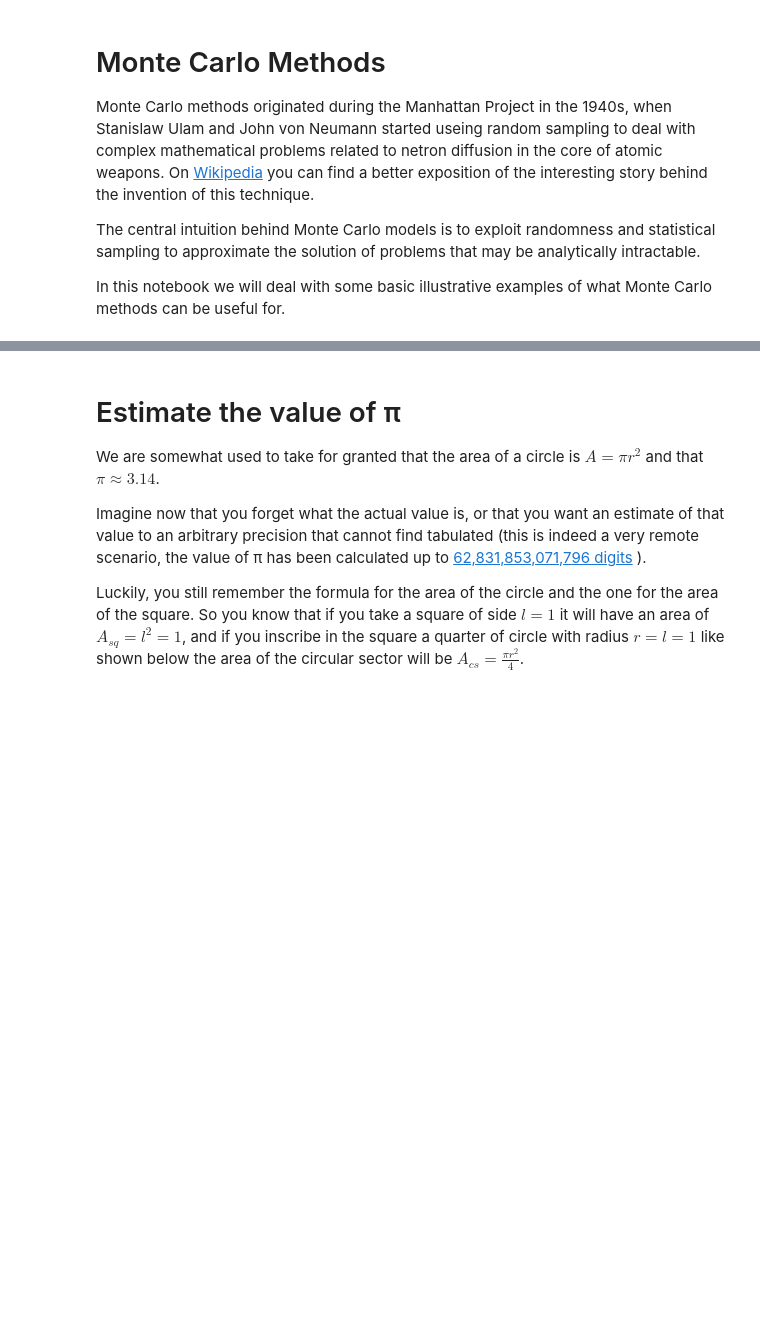
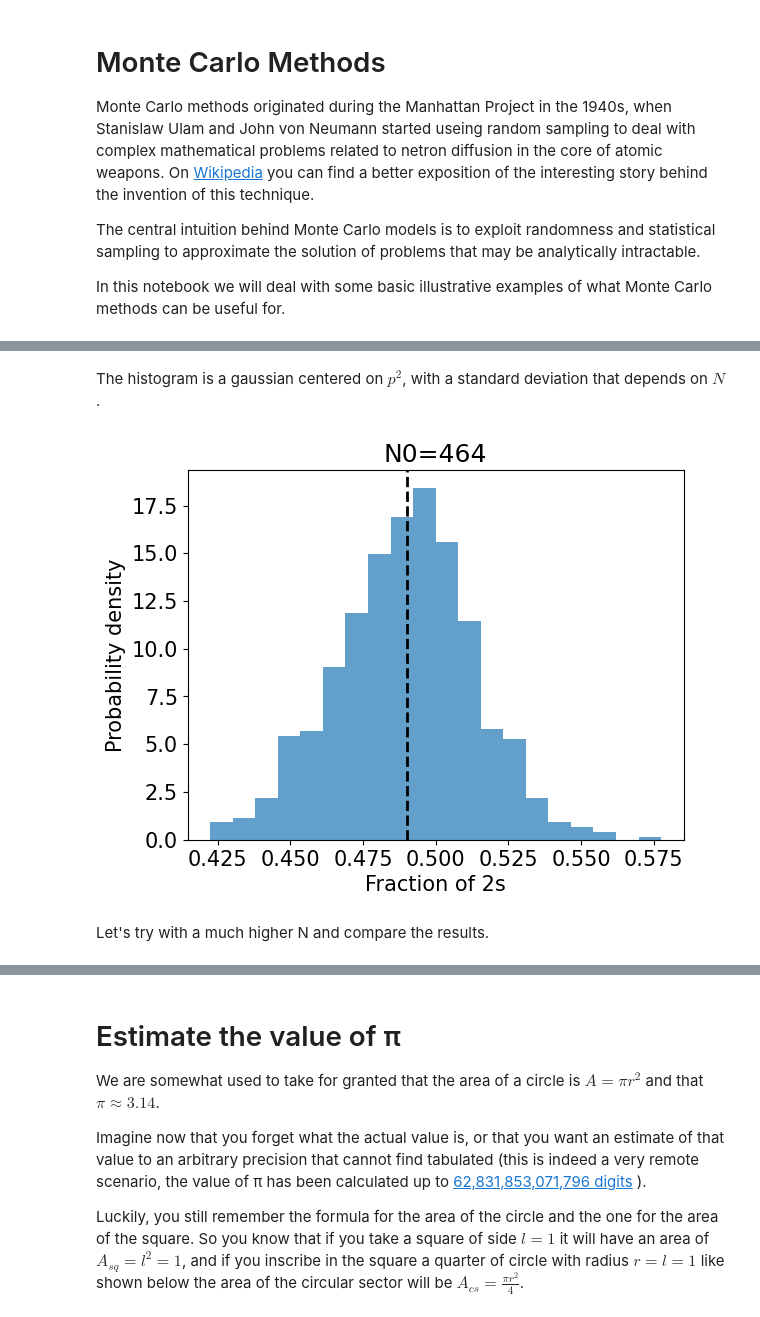
Before and after one commit to fmottes/Harvard-AM115-2024, a Jupyter notebook: [AM115 2024] Lecture 3 - Monte Carlo Methods.ipynb, the cells around one changed output, grey strips where cells are left out. Drawn from its saved outputs; the diff is of its cells as text; code cells hidden in the pictures; blank space fills up the shorter version.

```diff
--- a/[AM115 2024] Lecture 3 - Monte Carlo Methods.ipynb
+++ b/[AM115 2024] Lecture 3 - Monte Carlo Methods.ipynb
@@ -30,0 +152,28 @@ In this notebook we will deal with some basic illustrative examples of what Mont
+# %%
+N0=Ns[5] #fix number of samples
+
+fraction2s=[]
+
+for _ in range(1000):
+
+    data = (np.random.uniform(size=(N0,2)) < p)
+    data = data.sum(1).astype(int) #sum over rows to get the final values
+
+    count_2s = sum(1 for num in data if num == 2)
+
+    fraction2s.append(count_2s/N0)
+# %% [markdown]
+The histogram is a gaussian centered on $p^2$, with a standard deviation that depends on $N$.
+# %%
+plt.hist(fraction2s, bins=20, density=True, alpha=.7)
+
+plt.xlabel('Fraction of 2s')
+plt.ylabel('Probability density')
+
+plt.axvline(x=p**2, color='k', linestyle='dashed', linewidth=2)
+
+plt.title(f'N0={Ns[5]}');
+# %% [output]
+[figure, added]
+# %% [markdown]
+Let's try with a much higher N and compare the results.
```
Also changed, not shown: parts of 30 cells of this notebook.
